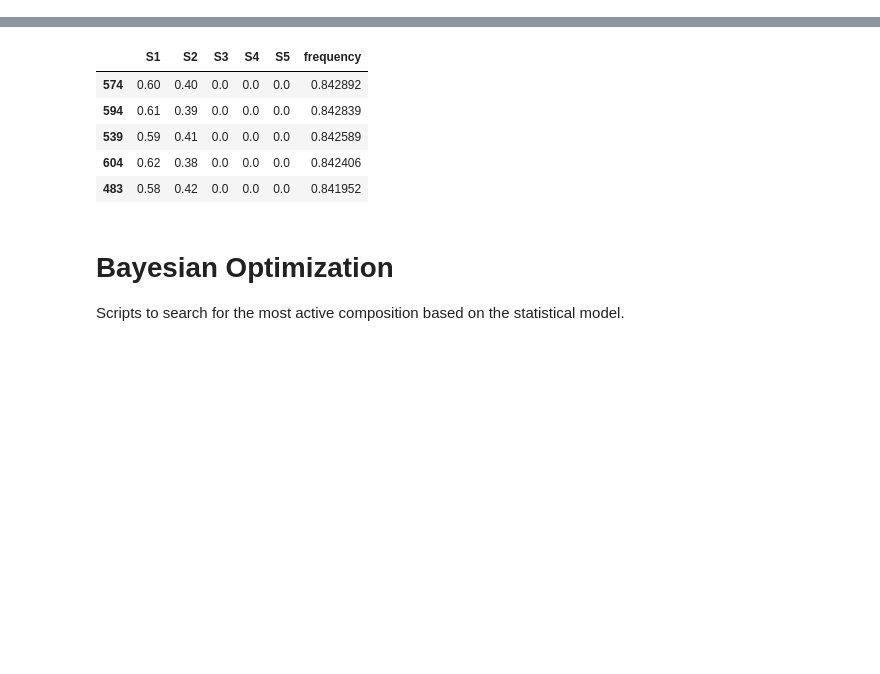
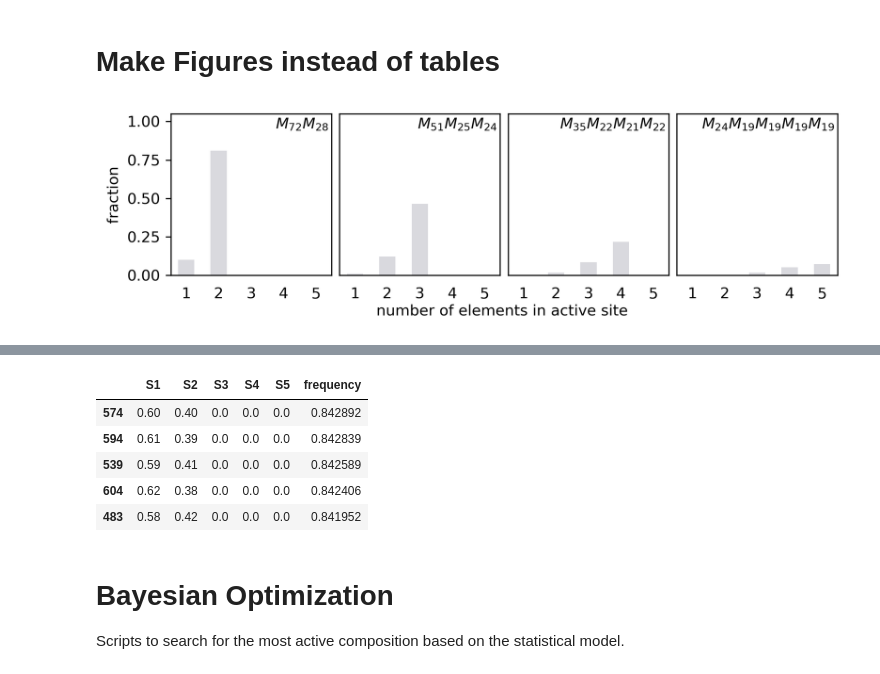
Before and after one commit to vamints/HEA_statistical_model, a Jupyter notebook: Probability_Simulator.ipynb, the cells around one changed output, grey strips where cells are left out. Cells and saved outputs as stored; diff of their text form; code cells hidden in the pictures; blank space fills up the shorter version.

Commit message:
Updated Code
Update code to contain a Bayesian Optimization loop to search for optimal compositions
Added the code to print Figures besides the Tables.

```diff
--- a/Probability_Simulator.ipynb
+++ b/Probability_Simulator.ipynb
@@ -340,0 +352,51 @@ display(break_even_activity)
+# %% [markdown]
+# Make Figures instead of tables
+# %%
+#plot activity distributions
+colorscheme = ['#D9D9DE','#20626C','#1BCBDD','#D6D04C','#3CABAD']
+labels = ['1','2','3','4','5']
+
+distribution, surfaceloss, break_even_activity = get_break_even_activities(compositions,permutations,0,0.68)
+
+fig, axes = plt.subplots(1,4,figsize=(8,2),sharex=True,sharey=True,dpi=300)
+
+for i,ax in enumerate(fig.axes):
+    #make background
+    bars = ax.bar(labels, [0,0,0,0,0], color=colorscheme[0],alpha=0.0,width=0.5)
+
+    ax.set_ylim(0,1.05)
+    xlim = plt.gca().get_xlim()
+
+    ax.set_xlim(xlim)
+    if(i == 0):
+        ax.set_ylabel('fraction')
+    else:
+        ax.tick_params(axis='y', which='both', length=0, labelrotation=0,pad=8)
+
+    ax.tick_params(axis='x', which='both', length=0, labelrotation=0,pad=8)
+
+    #plot data
+    alloy = str(i+2)+"-alloy"
+    frequency = distribution[alloy].to_numpy()
+
+    ax.bar(labels, frequency, color=colorscheme[0],width=0.5)
+
+    alloy = '$'
+    for composition in compositions[i+1]:
+        if(composition > 0):
+
+            alloy += "M_{"+str(int(composition*100))+"}"
+
+    alloy+='$'
+
+    plt.text(0.98,0.98, alloy, horizontalalignment='right',verticalalignment='top',transform = ax.transAxes)
+
+fig.supxlabel('number of elements in active site',y=0,fontsize=10,x=0.51)
+
+plt.subplots_adjust(hspace=0.08, wspace=0.05)
+#plt.rcParams.update({'font.size': 22})
+#fig.tight_layout()
+fig.subplots_adjust(top=0.95,bottom=0.2)
+#fig.savefig('distribution.pdf', box_inches='tight')
+# %% [output]
+[figure, added]
```
Also changed, not shown: parts of 10 cells of this notebook.
